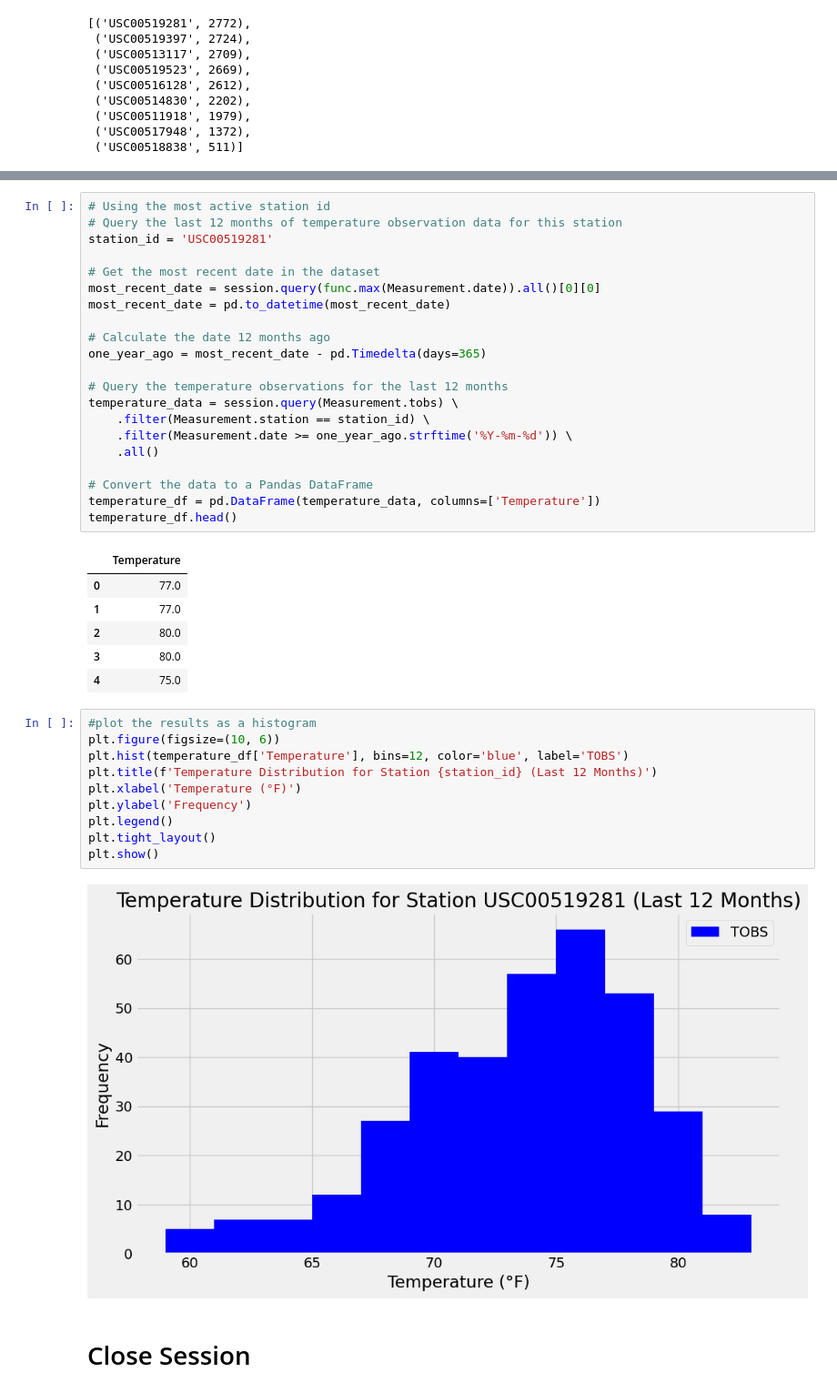
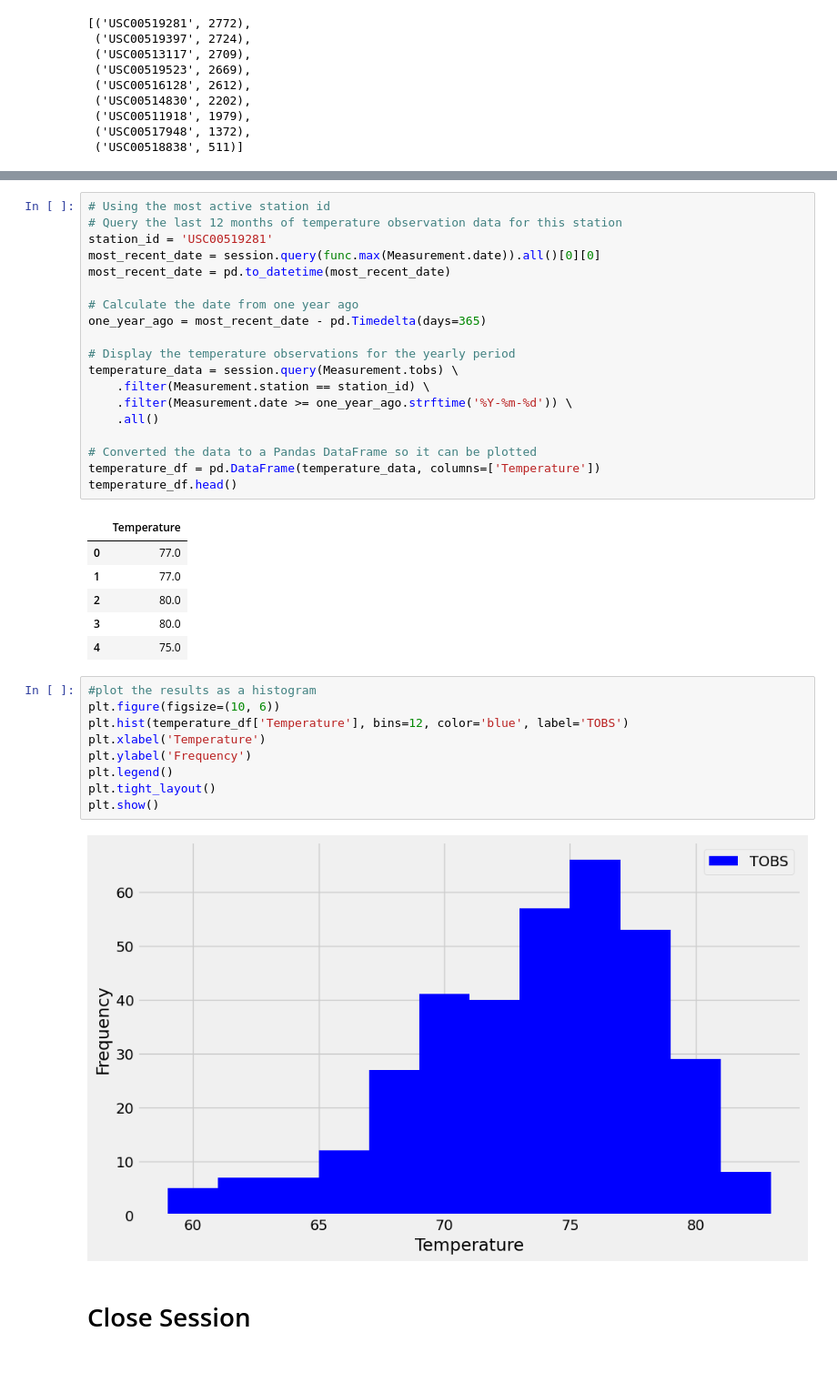
Before and after one commit to BryanCarney/sqlalchemy-challenge, a Jupyter notebook: climate_starter.ipynb, the cells around one changed output, grey strips where cells are left out. Shown at 91% size. Saved outputs shown, nothing was run; the diff lists cells and outputs as text; blank space fills up the shorter version.

```diff
--- a/climate_starter.ipynb
+++ b/climate_starter.ipynb
@@ -175,21 +169,19 @@ Average Temperature: 71.66°F
 # Using the most active station id
 # Query the last 12 months of temperature observation data for this station
 station_id = 'USC00519281'
-
-# Get the most recent date in the dataset
 most_recent_date = session.query(func.max(Measurement.date)).all()[0][0]
 most_recent_date = pd.to_datetime(most_recent_date)
 
-# Calculate the date 12 months ago
+# Calculate the date from one year ago
 one_year_ago = most_recent_date - pd.Timedelta(days=365)
 
-# Query the temperature observations for the last 12 months
+# Display the temperature observations for the yearly period
 temperature_data = session.query(Measurement.tobs) \
     .filter(Measurement.station == station_id) \
     .filter(Measurement.date >= one_year_ago.strftime('%Y-%m-%d')) \
     .all()
 
-# Convert the data to a Pandas DataFrame
+# Converted the data to a Pandas DataFrame so it can be plotted
 temperature_df = pd.DataFrame(temperature_data, columns=['Temperature'])
 temperature_df.head()
 # %% [output]
@@ -202,15 +194,14 @@ temperature_df.head()
 # %%
 #plot the results as a histogram
 plt.figure(figsize=(10, 6))
 plt.hist(temperature_df['Temperature'], bins=12, color='blue', label='TOBS')
-plt.title(f'Temperature Distribution for Station {station_id} (Last 12 Months)')
-plt.xlabel('Temperature (°F)')
+plt.xlabel('Temperature')
 plt.ylabel('Frequency')
 plt.legend()
 plt.tight_layout()
 plt.show()
 # %% [output]
-[figure, old version]
+[figure, new version]
 # %% [markdown]
 # Close Session
 # %%
```
Also changed, not shown: parts of 5 cells of this notebook, 1 other file.
